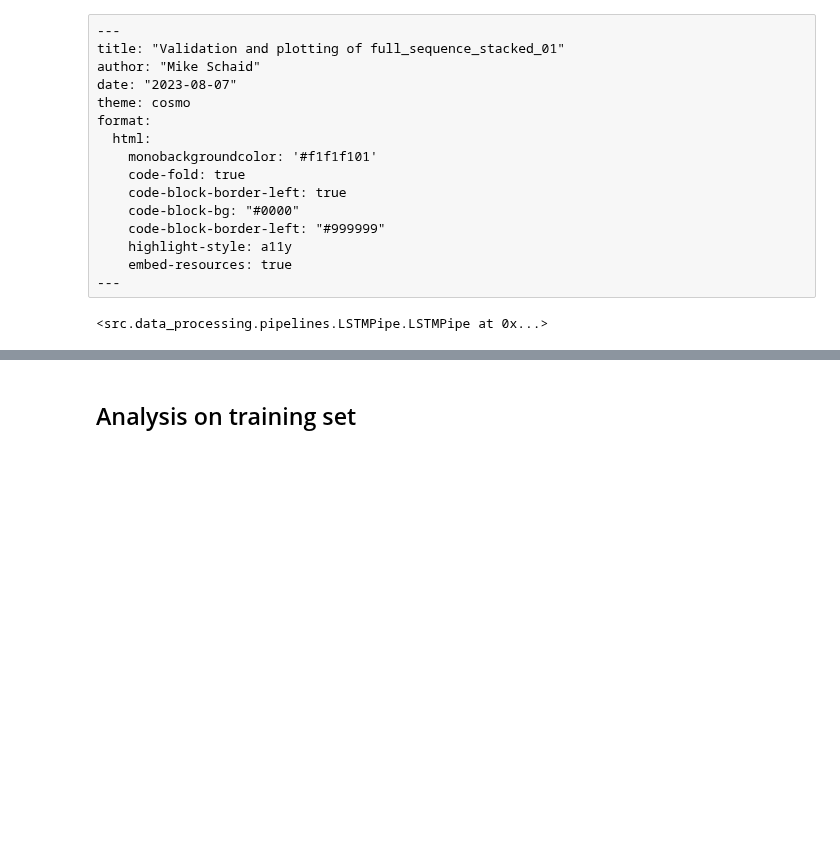
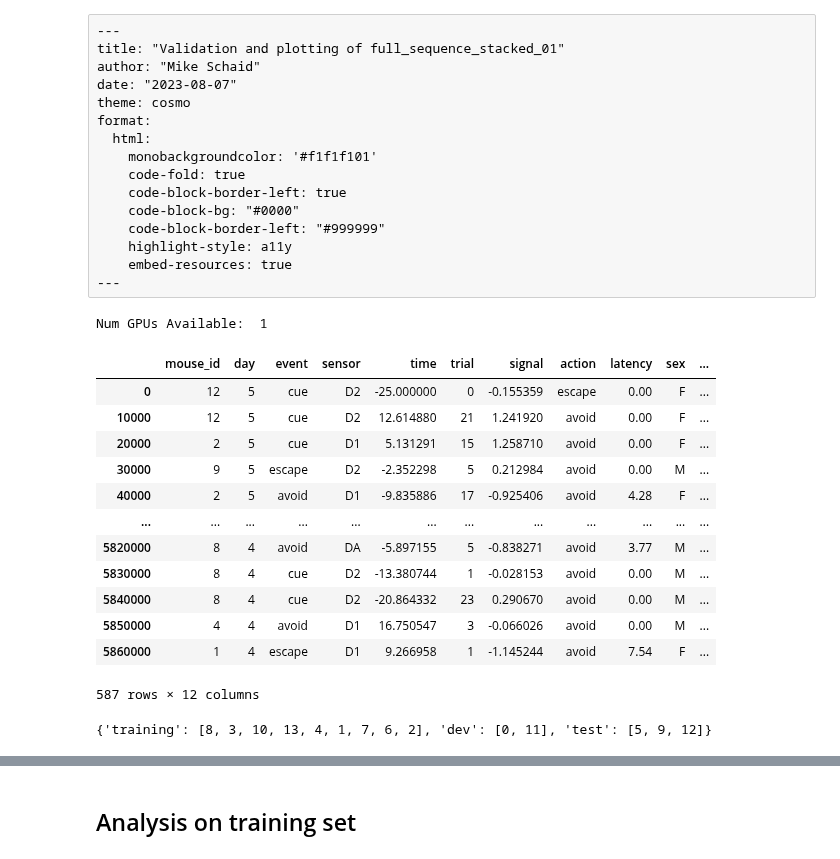
Before and after one commit to Mschaid/ENIGMA, a Jupyter notebook: notebooks/reports/full_sequence_stacked_lstm_01.ipynb, the cells around one changed output, grey strips where cells are left out. Saved outputs shown, nothing was run; the diff lists cells and outputs as text; code cells hidden in the pictures; blank space fills up the shorter version.

```diff
--- a/notebooks/reports/full_sequence_stacked_lstm_01.ipynb
+++ b/notebooks/reports/full_sequence_stacked_lstm_01.ipynb
@@ -33,3 +34,8 @@ from src.data_processing.pipelines.LSTMPipe import LSTMPipe
+# %%
+# print gpus available
+print("Num GPUs Available: ", len(tf.config.experimental.list_physical_devices('GPU')))
+# %% [output]
+Num GPUs Available:  1
 # %%
 # DATA_PATH = '/projects/p31961/gaby_data/aggregated_data/data_pipeline_full_dataset/datasets/full_dataset.parquet.gzip'
 # MODEL_PATH = "/projects/p31961/ENIGMA/results/experiments/dopamine_full_sequence_stacked_lstm_01/models/dopamine_full_sequence_stacked_lstm_01"
@@ -40,11 +46,28 @@ MODEL_PATH = '/Users/mds8301/Devlopment/enigma/results/experiments/full_sequence
 # %%
 processor = LSTMPipe(DATA_PATH)
 processor.read_raw_data()
+processor.raw_data=processor.raw_data[::10000]
 processor.raw_data
+# %% [output]
+|  | mouse_id | day | event | sensor | time | trial | signal | action | latency | sex | ... |
+| 0 | 12 | 5 | cue | D2 | -25.000000 | 0 | -0.155359 | escape | 0.00 | F | ... |
+| 10000 | 12 | 5 | cue | D2 | 12.614880 | 21 | 1.241920 | avoid | 0.00 | F | ... |
+| 20000 | 2 | 5 | cue | D1 | 5.131291 | 15 | 1.258710 | avoid | 0.00 | F | ... |
+| 30000 | 9 | 5 | escape | D2 | -2.352298 | 5 | 0.212984 | avoid | 0.00 | M | ... |
+| 40000 | 2 | 5 | avoid | D1 | -9.835886 | 17 | -0.925406 | avoid | 4.28 | F | ... |
+| ... | ... | ... | ... | ... | ... | ... | ... | ... | ... | ... | ... |
+| 5820000 | 8 | 4 | avoid | DA | -5.897155 | 5 | -0.838271 | avoid | 3.77 | M | ... |
+| 5830000 | 8 | 4 | cue | D2 | -13.380744 | 1 | -0.028153 | avoid | 0.00 | M | ... |
+| 5840000 | 8 | 4 | cue | D2 | -20.864332 | 23 | 0.290670 | avoid | 0.00 | M | ... |
+| 5850000 | 4 | 4 | avoid | D1 | 16.750547 | 3 | -0.066026 | avoid | 0.00 | M | ... |
+| 5860000 | 1 | 4 | escape | D1 | 9.266958 | 1 | -1.145244 | avoid | 7.54 | F | ... |
+587 rows × 12 columns
 # %%
-with open('/Users/mds8301/Devlopment/enigma/results/experiments/full_sequence_stacked_lstm_01/subjects.json', 'r') as f:
+with open('/Users/mds8301/Development/enigma/results/experiments/full_sequence_stacked_lstm_01/subjects.json', 'r') as f:
     subjects = json.load(f)
 subjects
+# %% [output]
+{'training': [8, 3, 10, 13, 4, 1, 7, 6, 2], 'dev': [0, 11], 'test': [5, 9, 12]}
 # %%
 training_subjects = subjects['training']
 dev_subjects = subjects['dev']
@@ -62,7 +85,3 @@ def split_by_subjects_query(subjects):
 processor.X_train, processor.y_train = split_by_subjects_query(training_subjects)
 processor.X_dev, processor.y_dev = split_by_subjects_query(dev_subjects)
 processor.X_test, processor.y_test = split_by_subjects_query(test_subjects)
-# %%
-processor.transorm_data()
-# %% [output]
-<src.data_processing.pipelines.LSTMPipe.LSTMPipe at 0x...>
```
Also changed, not shown: parts of 15 cells of this notebook.
